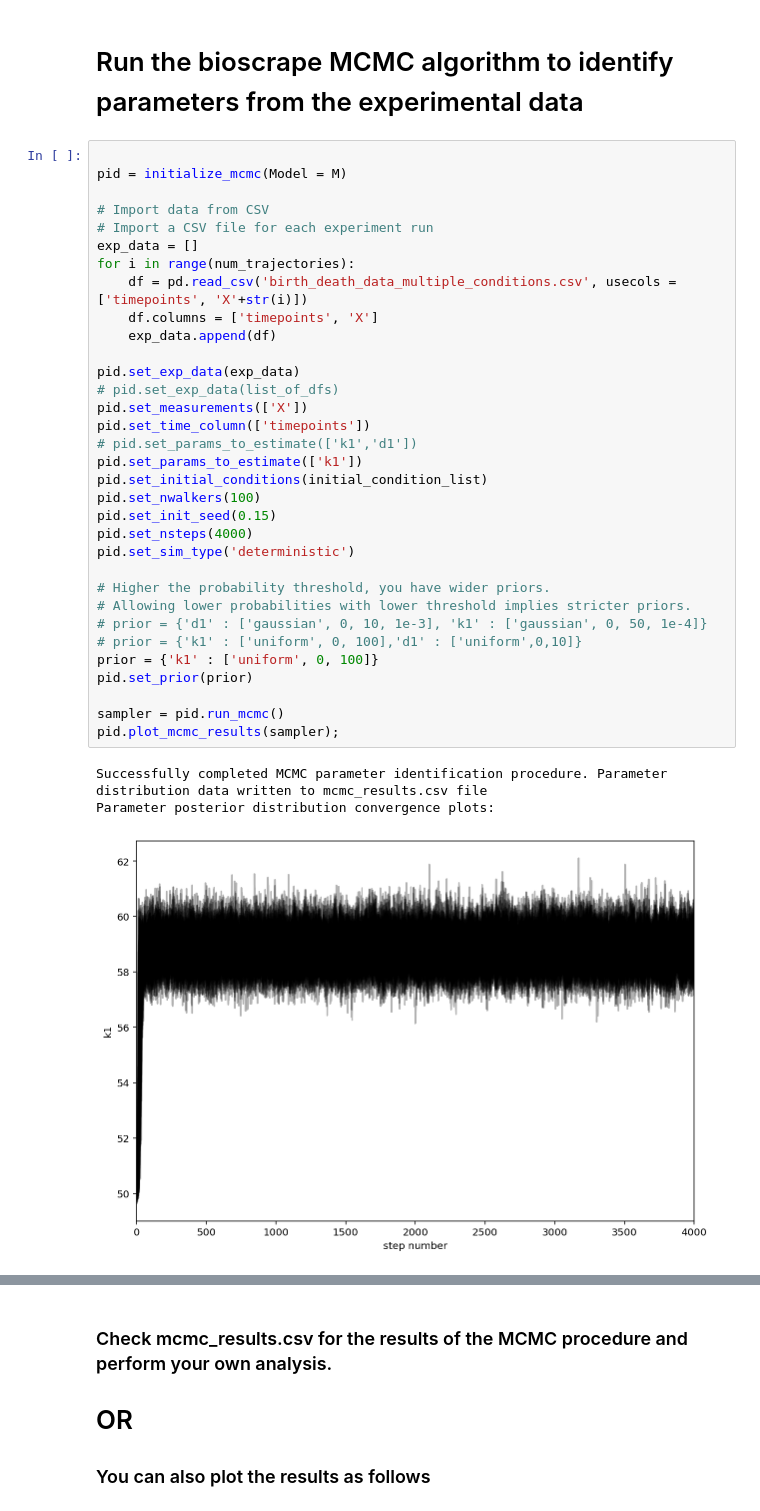
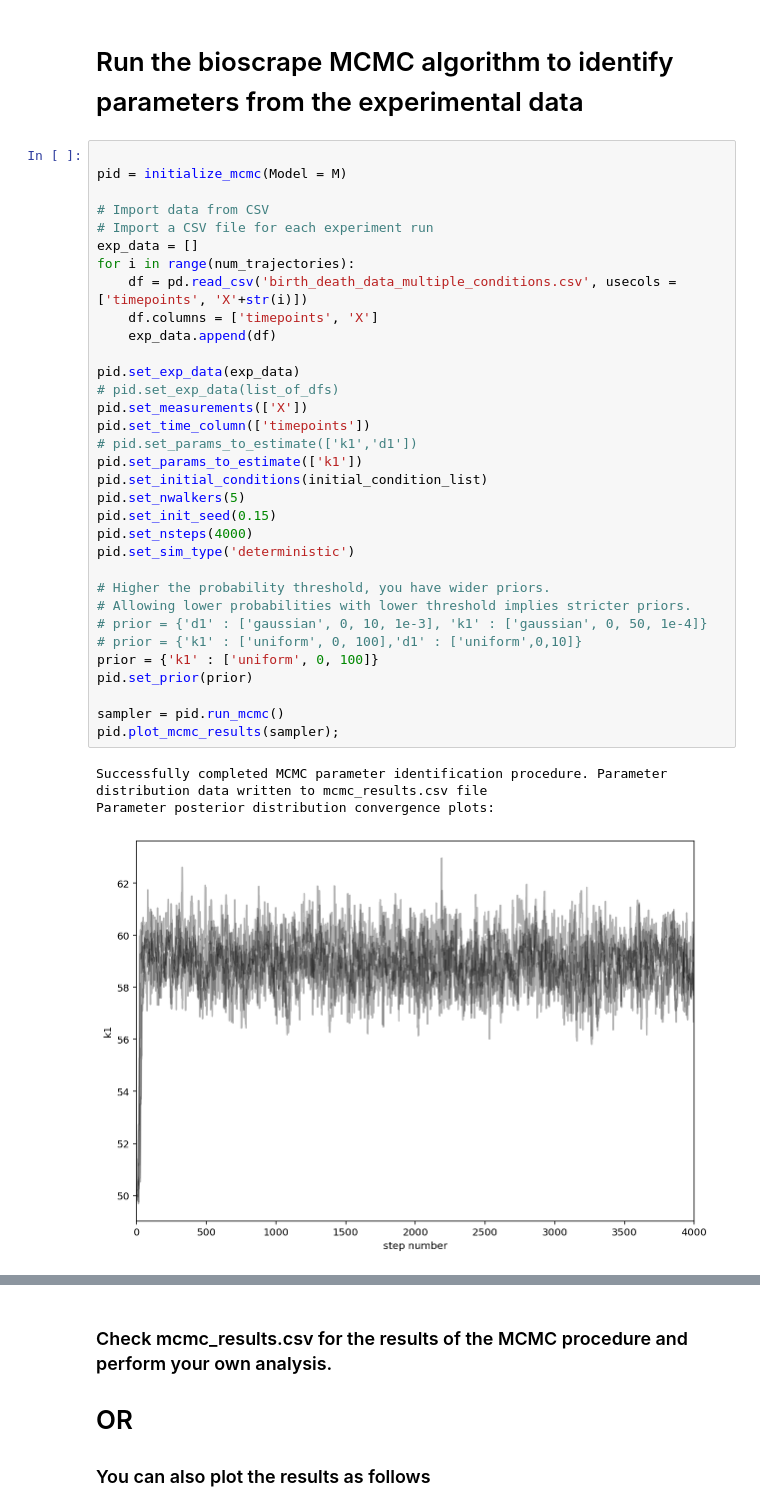
Before and after one commit to biocircuits/bioscrape, a Jupyter notebook: inference examples/Multiple initial conditions.ipynb, the cells around one changed output, grey strips where cells are left out. Cells and saved outputs as stored; diff of their text form.

```diff
--- a/inference examples/Multiple initial conditions.ipynb
+++ b/inference examples/Multiple initial conditions.ipynb
@@ -98,32 +98,32 @@ pid = initialize_mcmc(Model = M)
 # Import a CSV file for each experiment run
 exp_data = []
 for i in range(num_trajectories):
     df = pd.read_csv('birth_death_data_multiple_conditions.csv', usecols = ['timepoints', 'X'+str(i)])
     df.columns = ['timepoints', 'X']
     exp_data.append(df)
 
 pid.set_exp_data(exp_data)
 # pid.set_exp_data(list_of_dfs)
 pid.set_measurements(['X'])
 pid.set_time_column(['timepoints'])
 # pid.set_params_to_estimate(['k1','d1'])
 pid.set_params_to_estimate(['k1'])
 pid.set_initial_conditions(initial_condition_list)
-pid.set_nwalkers(100)
+pid.set_nwalkers(5)
 pid.set_init_seed(0.15)
 pid.set_nsteps(4000)
 pid.set_sim_type('deterministic')
 
 # Higher the probability threshold, you have wider priors.
 # Allowing lower probabilities with lower threshold implies stricter priors.
 # prior = {'d1' : ['gaussian', 0, 10, 1e-3], 'k1' : ['gaussian', 0, 50, 1e-4]}
 # prior = {'k1' : ['uniform', 0, 100],'d1' : ['uniform',0,10]}
 prior = {'k1' : ['uniform', 0, 100]}
 pid.set_prior(prior)
 
 sampler = pid.run_mcmc()
 pid.plot_mcmc_results(sampler);
 # %% [output]
 Successfully completed MCMC parameter identification procedure. Parameter distribution data written to mcmc_results.csv file
 Parameter posterior distribution convergence plots:
-[figure, old version]
+[figure, new version]
```
Also changed, not shown: parts of 8 cells of this notebook, 11 other files.
